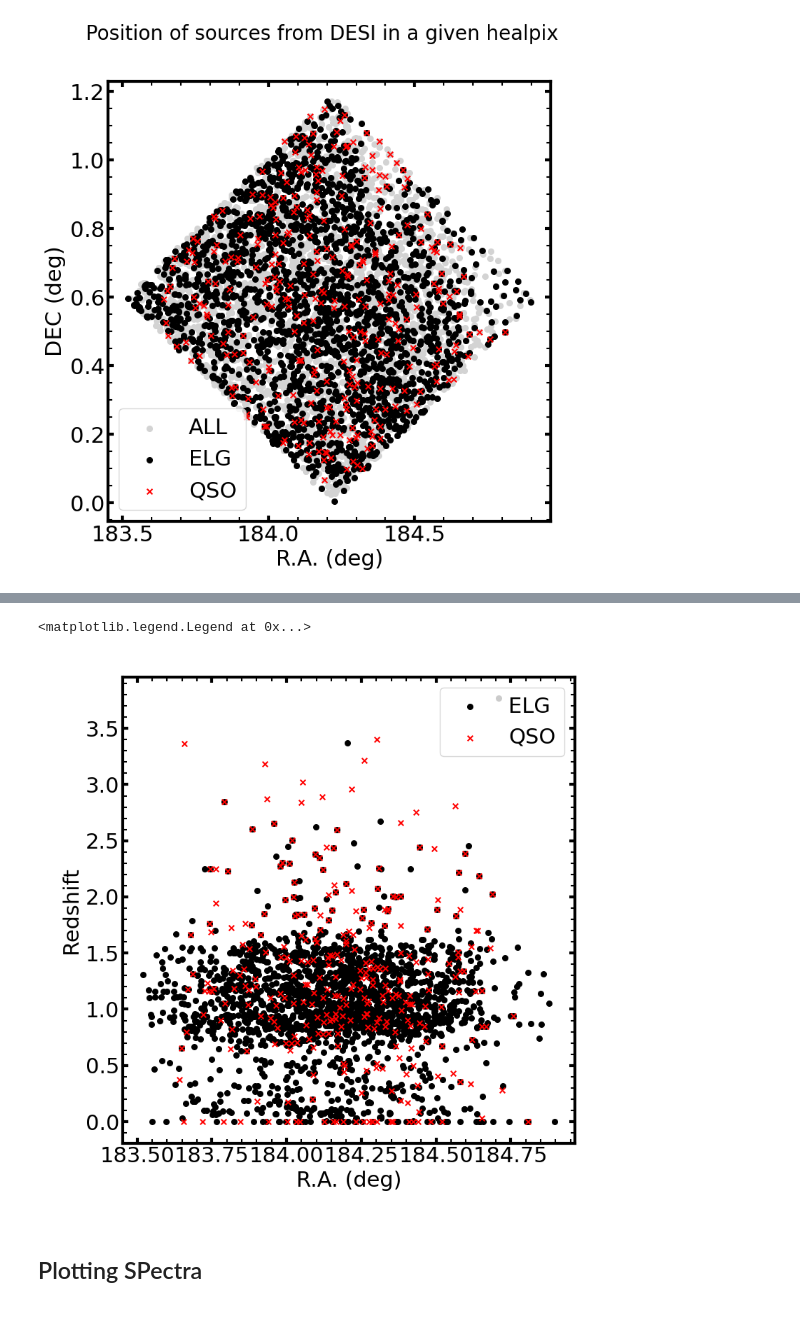
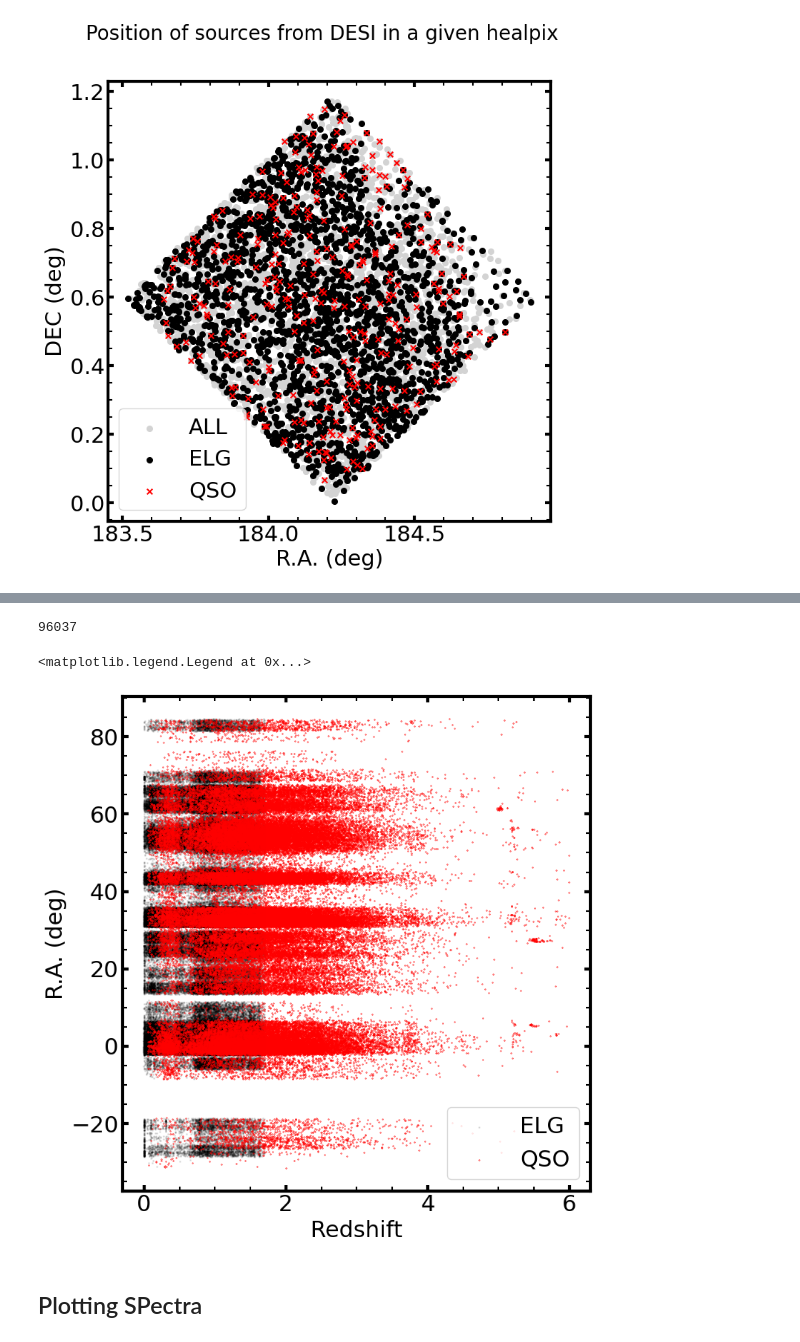
Before and after one commit to emcarthur123/QSL-ML, a Jupyter notebook: DESI_edr.ipynb, the cells around one changed output, grey strips where cells are left out. Drawn from its saved outputs; the diff is of its cells as text; code cells hidden in the pictures.

```diff
--- a/DESI_edr.ipynb
+++ b/DESI_edr.ipynb
@@ -468,14 +462,19 @@ ax.scatter(tsel['mean_fiber_ra'][is_qso], tsel['z'][is_qso], tsel['mean_fiber_de
+# %%
+len(QSO_spec
+   )
+# %% [output]
+96037
 # %%
 plt.figure(figsize = (8, 8))
 
-plt.scatter(tsel['mean_fiber_ra'][is_elg], tsel['z'][is_elg], color = 'black', s = 30, label = 'ELG')
-plt.scatter(tsel['mean_fiber_ra'][is_qso], tsel['z'][is_qso], color = 'r', s = 30, marker = 'x', label = 'QSO')
-plt.xlabel('R.A. (deg)')
-plt.ylabel('Redshift')
+plt.scatter(new_elg_sample['z'], new_elg_sample['mean_fiber_dec'], color = 'black', alpha = .1, s = 1, label = 'ELG')
+plt.scatter(QSO_spec['z'], QSO_spec['mean_fiber_dec'], color = 'r', s = 1, marker = 'x', alpha =.5, label = 'QSO')
+plt.ylabel('R.A. (deg)')
+plt.xlabel('Redshift')
 plt.legend()
 # %% [output]
 <matplotlib.legend.Legend at 0x...>
-[figure, old version]
+[figure, new version]
 # %% [markdown]
 ## Plotting SPectra
 # %% [markdown]
```
Also changed, not shown: parts of 12 cells of this notebook, 4 other files.
